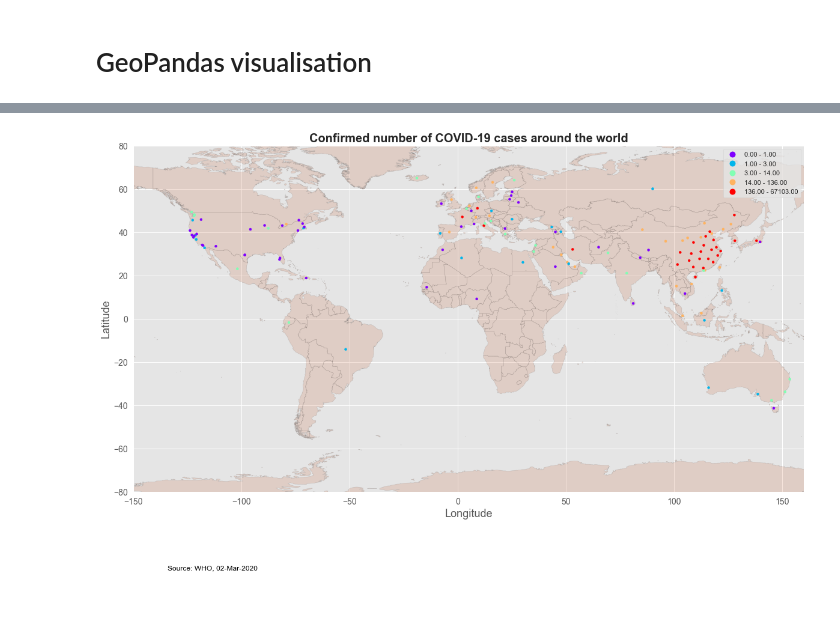
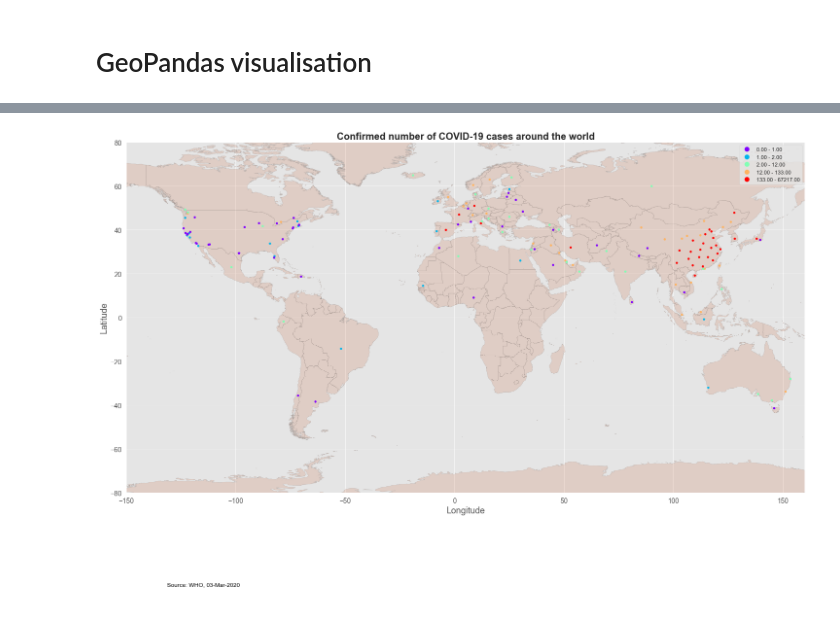
Before and after one commit to frankcardozo/Coronavirus_analysis, a Jupyter notebook: codvid19.ipynb, the cells around one changed output, grey strips where cells are left out. Drawn from its saved outputs; the diff is of its cells as text; code cells hidden in the pictures.

```diff
--- a/codvid19.ipynb
+++ b/codvid19.ipynb
@@ -17,7 +17,7 @@ pd.set_option('display.max_rows', 999999)
 pd.set_option('display.max_columns', 999999)
 pd.set_option('display.width', 999999)
 # %%
-ds = pd.read_csv('./csse_covid_19_data/csse_covid_19_daily_reports/03-02-2020.csv')
+ds = pd.read_csv('./csse_covid_19_data/csse_covid_19_daily_reports/03-03-2020.csv')
 ds.head()
 # %% [output]
 |  | Province/State | Country/Region | Last Update | Confirmed | Deaths | Recovered | Latitude | Longitude |
@@ -364,29 +393,29 @@ import warnings
 with warnings.catch_warnings():
     warnings.simplefilter("ignore", category=RuntimeWarning)
 # %%
-fig, ax = plt.subplots(figsize=(20,15))
+fig, ax = plt.subplots(figsize=(25,20))
 
 world_map.plot(ax=ax, alpha=0.15, color='#C24813', edgecolor='black')
 
-geo_ds.plot(column='Confirmed', ax=ax, markersize=15,
+geo_ds.plot(column='Confirmed', ax=ax, markersize=16,
             legend=True,
             categorical=False,
             scheme='Quantiles',
             cmap='rainbow')
 
 plt.xlim(-150,160)
 plt.ylim(-80,80)
 plt.title('Confirmed number of COVID-19 cases around the world', fontsize=20, fontweight='bold')
 plt.ylabel('Latitude', fontsize=18)
 plt.xlabel('Longitude', fontsize=18)
 plt.xticks(fontsize=14)
 plt.yticks(fontsize=14)
 
-ax.annotate('Source: WHO, 02-Mar-2020', xy=(0.1, .08),  xycoords='figure fraction',
+ax.annotate('Source: WHO, 03-Mar-2020', xy=(0.1, .08),  xycoords='figure fraction',
             ha='left', va='top', fontsize=12, color='black')
 
 
-plt.savefig('codvid_global_map_confirmed.jpg', dpi=480)
+plt.savefig('covid_global_map_confirmed.jpg', dpi=540)
 plt.show()
 # %% [output]
-[figure, old version]
+[figure, new version]
```
Also changed, not shown: parts of 24 cells of this notebook, 18 other files.
